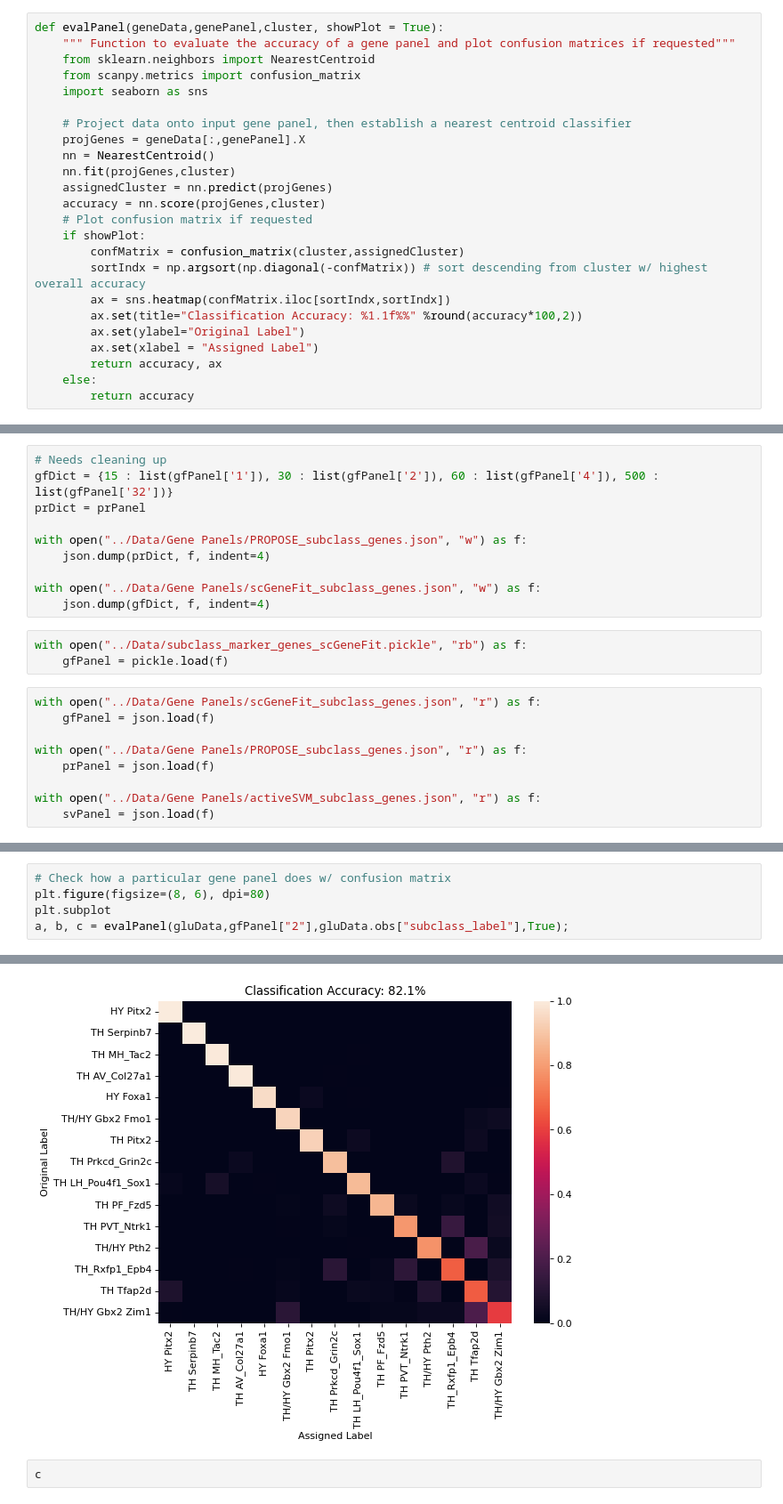
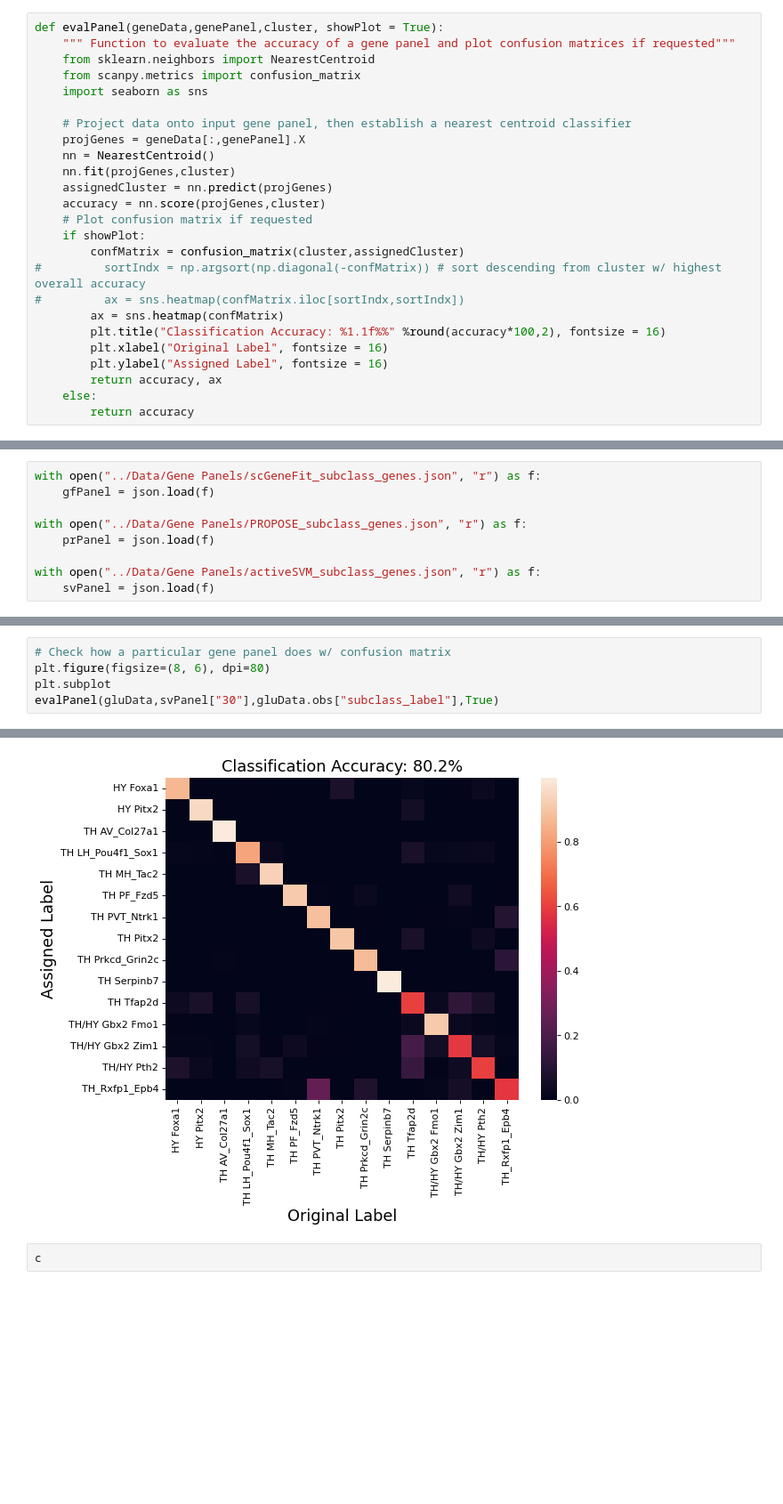
Before and after one commit to mathewsummers/Thalamus-scRNAseq, a Jupyter notebook: Code/Subclass Panel Benchmarking.ipynb, the cells around one changed output, grey strips where cells are left out. Shown: that part at 89% size. Saved outputs shown, nothing was run; the diff lists cells and outputs as text; blank space fills up the shorter version.

```diff
--- a/Code/Subclass Panel Benchmarking.ipynb
+++ b/Code/Subclass Panel Benchmarking.ipynb
@@ -54,11 +82,12 @@ def evalPanel(geneData,genePanel,cluster, showPlot = True):
     # Plot confusion matrix if requested
     if showPlot:
         confMatrix = confusion_matrix(cluster,assignedCluster)
-        sortIndx = np.argsort(np.diagonal(-confMatrix)) # sort descending from cluster w/ highest overall accuracy
-        ax = sns.heatmap(confMatrix.iloc[sortIndx,sortIndx])
-        ax.set(title="Classification Accuracy: %1.1f%%" %round(accuracy*100,2))
-        ax.set(ylabel="Original Label")
-        ax.set(xlabel = "Assigned Label")
+#         sortIndx = np.argsort(np.diagonal(-confMatrix)) # sort descending from cluster w/ highest overall accuracy
+#         ax = sns.heatmap(confMatrix.iloc[sortIndx,sortIndx])
+        ax = sns.heatmap(confMatrix)
+        plt.title("Classification Accuracy: %1.1f%%" %round(accuracy*100,2), fontsize = 16)
+        plt.xlabel("Original Label", fontsize = 16)
+        plt.ylabel("Assigned Label", fontsize = 16)
         return accuracy, ax
     else:
         return accuracy
@@ -132,19 +157,6 @@ fig
 # %% [markdown]
 ## Compare gene selectors
 Use gene panels provided by Wilcoxon rank testing, scGeneFit, PROPOSE (in progress)
-# %%
-# Needs cleaning up
-gfDict = {15 : list(gfPanel['1']), 30 : list(gfPanel['2']), 60 : list(gfPanel['4']), 500 : list(gfPanel['32'])}
-prDict = prPanel
-
-with open("../Data/Gene Panels/PROPOSE_subclass_genes.json", "w") as f:
-    json.dump(prDict, f, indent=4)
-
-with open("../Data/Gene Panels/scGeneFit_subclass_genes.json", "w") as f:
-    json.dump(gfDict, f, indent=4)
-# %%
-with open("../Data/subclass_marker_genes_scGeneFit.pickle", "rb") as f:
-    gfPanel = pickle.load(f)
 # %%
 with open("../Data/Gene Panels/scGeneFit_subclass_genes.json", "r") as f:
     gfPanel = json.load(f)
@@ -178,5 +230,5 @@ plt.legend()
 # Check how a particular gene panel does w/ confusion matrix
 plt.figure(figsize=(8, 6), dpi=80)
 plt.subplot
-a, b, c = evalPanel(gluData,gfPanel["2"],gluData.obs["subclass_label"],True);
+evalPanel(gluData,svPanel["30"],gluData.obs["subclass_label"],True)
 # %% [output]
@@ -183,4 +237,4 @@ a, b, c = evalPanel(gluData,gfPanel["2"],gluData.obs["subclass_label"],True);
-[figure, old version]
+[figure, new version]
 # %%
 c
 # %% [output]
```
Also changed, not shown: parts of 8 cells of this notebook, 3 other files.
